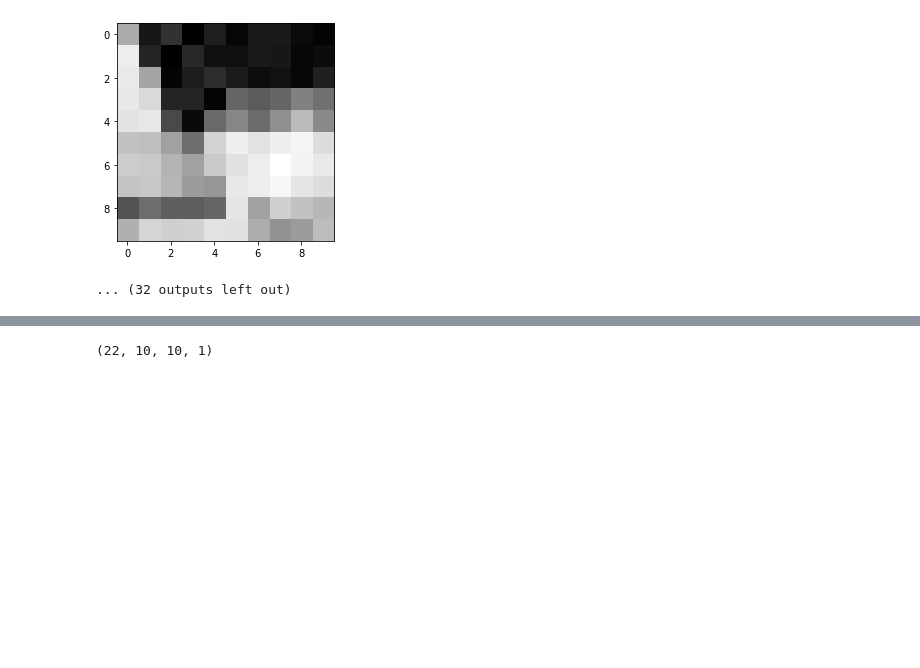
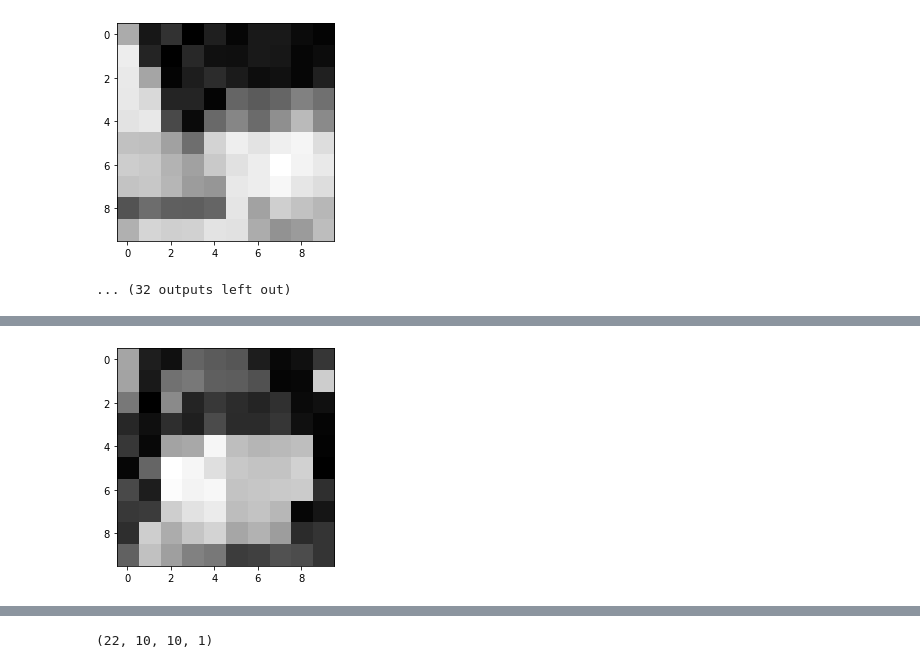
Before and after one commit to lisaong/stackup-workshops, a Jupyter notebook: mask-or-not/mask_or_not.ipynb, the cells around one changed output, grey strips where cells are left out. Saved outputs shown, nothing was run; the diff lists cells and outputs as text; code cells hidden in the pictures; blank space fills up the shorter version.

```diff
--- a/mask-or-not/mask_or_not.ipynb
+++ b/mask-or-not/mask_or_not.ipynb
@@ -375,0 +383,6 @@ array([[252,  15, 162, 189, 193, 216, 208, 190,  41,   6],
+# %%
+# test image with mask
+plt.imshow(X_cnn[17].reshape(OUTPUT_SIZE), cmap='gray')
+plt.show()
+# %% [output]
+[figure, added]
```
Also changed, not shown: parts of 6 cells of this notebook.
